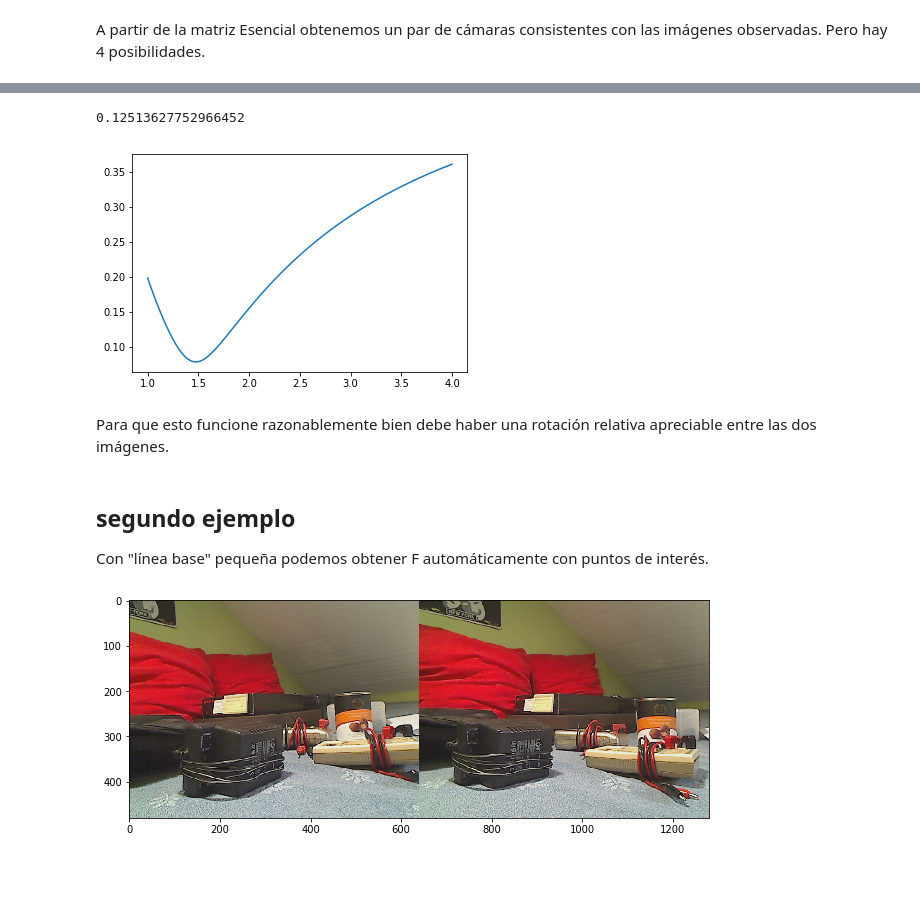
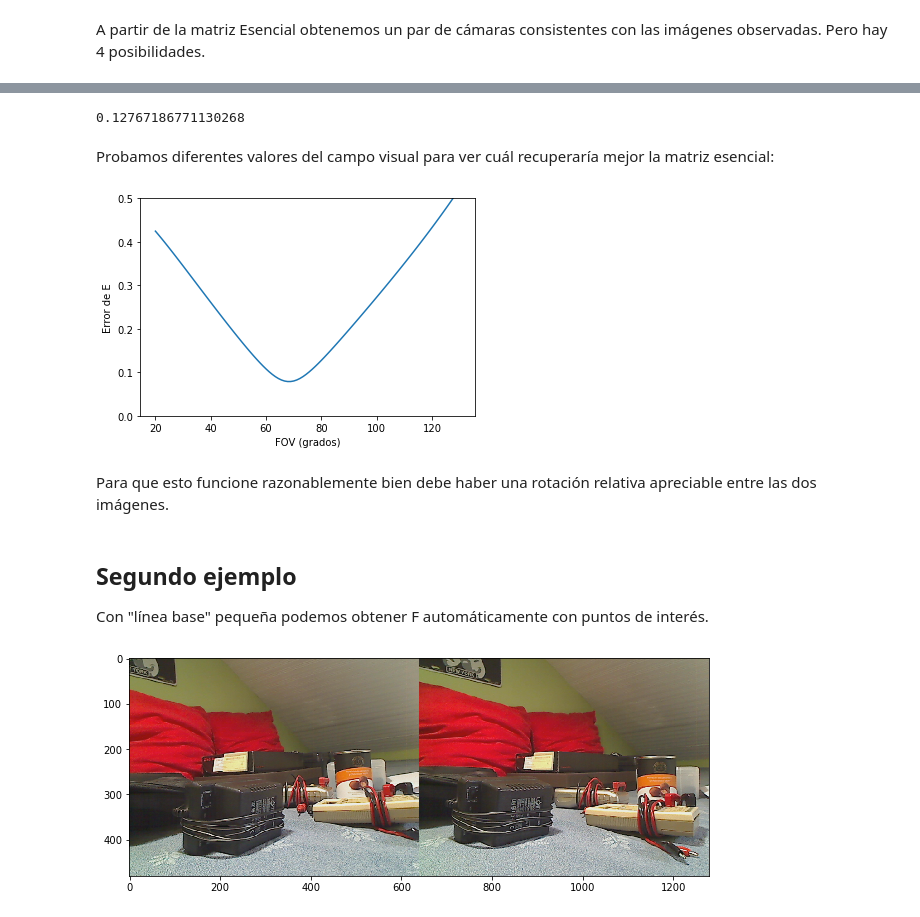
Before and after one commit to albertoruiz/umucv, a Jupyter notebook: notebooks/stereo.ipynb, the cells around one changed output, grey strips where cells are left out. Saved outputs shown, nothing was run; the diff lists cells and outputs as text; code cells hidden in the pictures; blank space fills up the shorter version.

Commit message:
modelo de cámara, estéreo

```diff
--- a/notebooks/stereo.ipynb
+++ b/notebooks/stereo.ipynb
@@ -479,23 +485,33 @@ Si desconocemos la matriz de calibración K podemos intentar buscar una que dé
 # %%
-# si el parámetro de calibración f es correcto los dos valores singulares de E = KT F K serán iguales
-def quality(f):
+# obtiene el parámetro f normalizado a partir del campo de visión horizontal de la cámara
+def f_from_hfov(hfov):
+    return 1/np.tan(hfov/2)
+
+# si el fov es correcto los dos valores singulares de E = KT F K serán iguales
+def quality(fov):
+    f = f_from_hfov(np.radians(fov))
     K = kgen((640,480),f)
     E = K.T @ F @ K
     s1,s2,_ = la.svd(E)[1]
     return (s1-s2)/s1
-# %%
-quality(1.2)
-# %% [output]
-0.12513627752966452
-# %%
-fc = np.linspace(1,4,100)
-plot(fc,[quality(f) for f in fc]);
-# %% [output]
-[figure, removed]
+# %%
+quality(80)
+# %% [output]
+0.12767186771130268
+# %% [markdown]
+Probamos diferentes valores del campo visual para ver cuál recuperaría mejor la matriz esencial:
+# %%
+fovs = np.linspace(20,130,100)
+plt.plot(fovs,[quality(f) for f in fovs]);
+plt.xlabel('FOV (grados)');
+plt.ylabel('Error de E');
+plt.ylim(0,0.5);
+# %% [output]
+[figure, added]
 # %% [markdown]
 Para que esto funcione razonablemente bien debe haber una rotación relativa apreciable entre las dos imágenes.
 # %% [markdown]
-## segundo ejemplo
+## Segundo ejemplo
 
 Con "línea base" pequeña podemos obtener F automáticamente con puntos de interés.
 # %%
```
Also changed, not shown: parts of 37 cells of this notebook, 4 other files.
